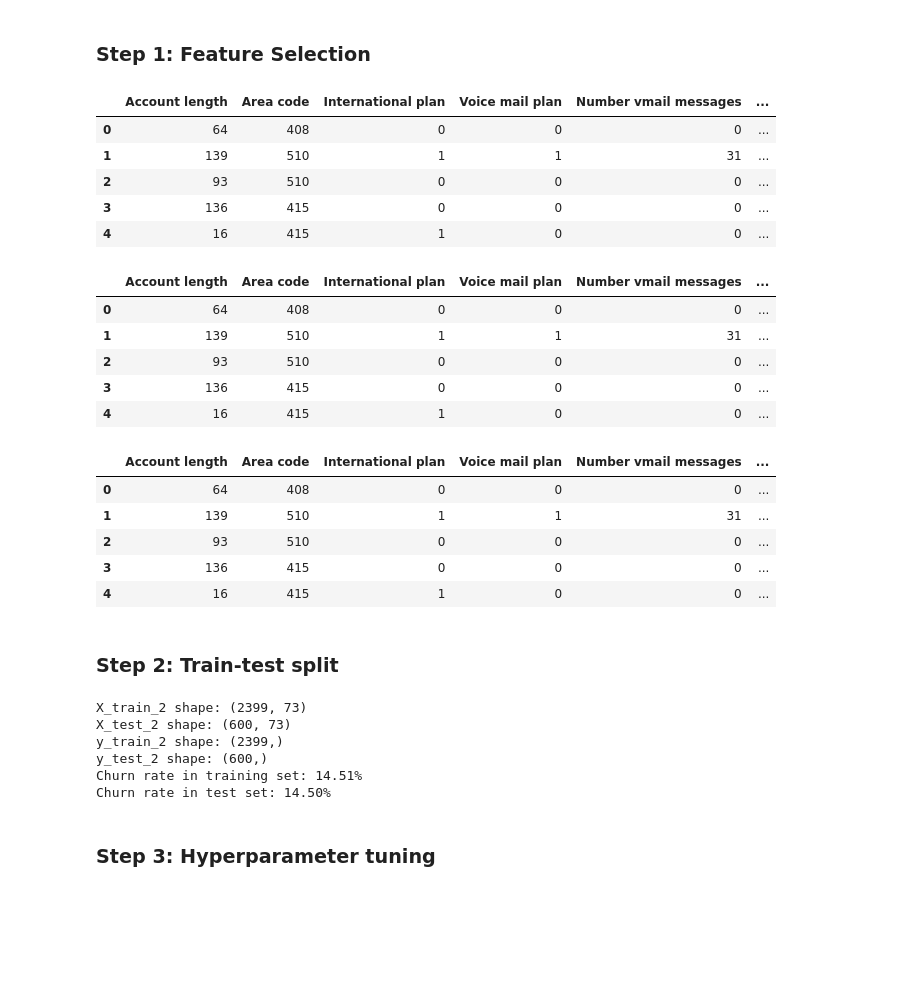
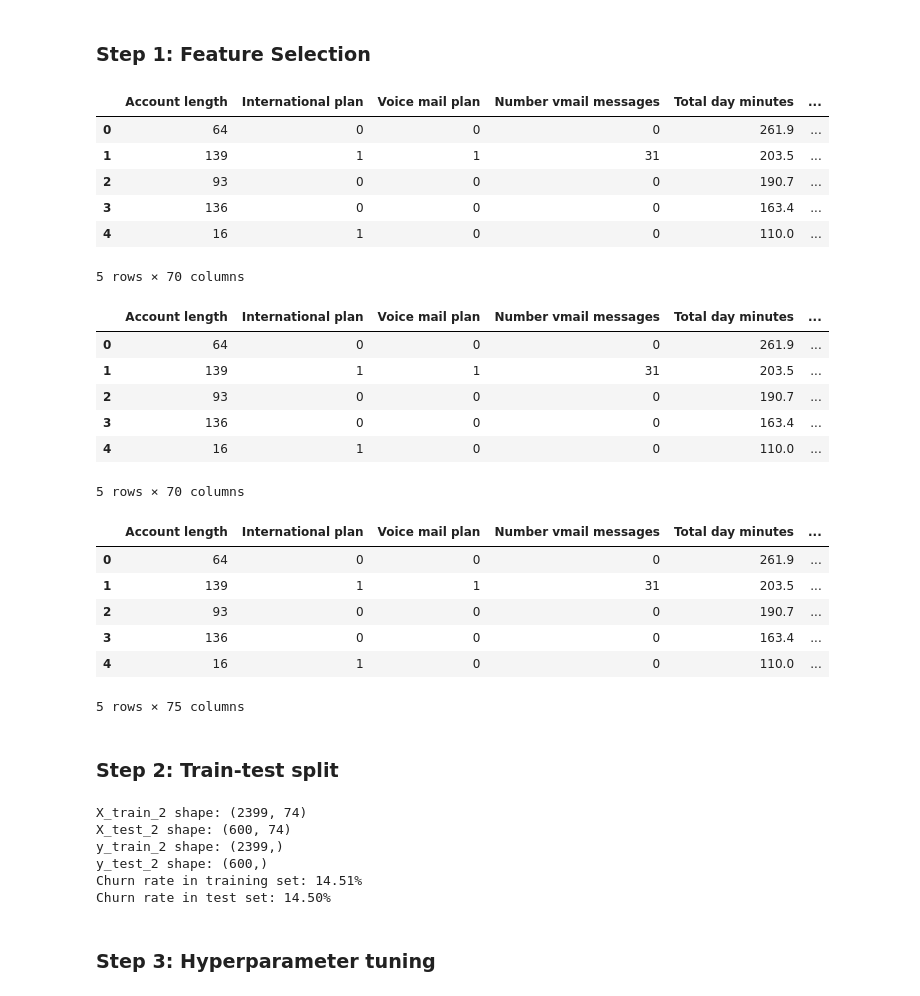
Before and after one commit to FinnHet13/CodingProjects, a Jupyter notebook: churn_prediction/1_ML_pipeline.ipynb, the cells around one changed output. Cells and saved outputs as stored; diff of their text form; code cells hidden in the pictures; blank space fills up the shorter version.

```diff
--- a/churn_prediction/1_ML_pipeline.ipynb
+++ b/churn_prediction/1_ML_pipeline.ipynb
@@ -748,20 +1080,23 @@ This model is chosen because while it is not as interpretable as a logistic regr
 ### Step 1: Feature Selection
 # %%
 # For this model, we leave in all features, including the state, to give the model the best possible chance of predicting churn well.
-# Transform state column into dummy variables
+# Transform state column into dummy variables (State and area code)
 model2_df = pd.get_dummies(df, columns=['State'], drop_first=True)
+model2_df = pd.get_dummies(model2_df, columns=['Area code'], drop_first=True)
 
-# Create binary variables for categorical columns (International plan, voice mail plan, and state)
+# Create binary variables for categorical columns (International plan, voice mail plan and area code)
 model2_df['International plan'] = model2_df['International plan'].map({'Yes': 1, 'No': 0})
 model2_df['Voice mail plan'] = model2_df['Voice mail plan'].map({'Yes': 1, 'No': 0})
+
 model2_df.head()
 # %% [output]
-|  | Account length | Area code | International plan | Voice mail plan | Number vmail messages | ... |
-| 0 | 64 | 408 | 0 | 0 | 0 | ... |
-| 1 | 139 | 510 | 1 | 1 | 31 | ... |
-| 2 | 93 | 510 | 0 | 0 | 0 | ... |
-| 3 | 136 | 415 | 0 | 0 | 0 | ... |
-| 4 | 16 | 415 | 1 | 0 | 0 | ... |
+|  | Account length | International plan | Voice mail plan | Number vmail messages | Total day minutes | ... |
+| 0 | 64 | 0 | 0 | 0 | 261.9 | ... |
+| 1 | 139 | 1 | 1 | 31 | 203.5 | ... |
+| 2 | 93 | 0 | 0 | 0 | 190.7 | ... |
+| 3 | 136 | 0 | 0 | 0 | 163.4 | ... |
+| 4 | 16 | 1 | 0 | 0 | 110.0 | ... |
+5 rows × 70 columns
 # %%
 # We will also not drop the columns that are perfectly linearly correlated because a random forest can better handle multicollinearity
 # %%
@@ -769,12 +1104,13 @@ model2_df.head()
 model2_df['Churn'] = model2_df['Churn'].astype(int)
 model2_df.head()
 # %% [output]
-|  | Account length | Area code | International plan | Voice mail plan | Number vmail messages | ... |
-| 0 | 64 | 408 | 0 | 0 | 0 | ... |
-| 1 | 139 | 510 | 1 | 1 | 31 | ... |
-| 2 | 93 | 510 | 0 | 0 | 0 | ... |
-| 3 | 136 | 415 | 0 | 0 | 0 | ... |
-| 4 | 16 | 415 | 1 | 0 | 0 | ... |
+|  | Account length | International plan | Voice mail plan | Number vmail messages | Total day minutes | ... |
+| 0 | 64 | 0 | 0 | 0 | 261.9 | ... |
+| 1 | 139 | 1 | 1 | 31 | 203.5 | ... |
+| 2 | 93 | 0 | 0 | 0 | 190.7 | ... |
+| 3 | 136 | 0 | 0 | 0 | 163.4 | ... |
+| 4 | 16 | 1 | 0 | 0 | 110.0 | ... |
+5 rows × 70 columns
 # %%
 # Finally, for this model we will add additional features
 # Add total charge column
@@ -793,12 +1129,13 @@ model2_df['Average call duration'] = model2_df['Total minutes'] / model2_df['Tot
 model2_df['Average charge per call'] = model2_df['Total charge'] / model2_df['Total calls']
 model2_df.head()
 # %% [output]
-|  | Account length | Area code | International plan | Voice mail plan | Number vmail messages | ... |
-| 0 | 64 | 408 | 0 | 0 | 0 | ... |
-| 1 | 139 | 510 | 1 | 1 | 31 | ... |
-| 2 | 93 | 510 | 0 | 0 | 0 | ... |
-| 3 | 136 | 415 | 0 | 0 | 0 | ... |
-| 4 | 16 | 415 | 1 | 0 | 0 | ... |
+|  | Account length | International plan | Voice mail plan | Number vmail messages | Total day minutes | ... |
+| 0 | 64 | 0 | 0 | 0 | 261.9 | ... |
+| 1 | 139 | 1 | 1 | 31 | 203.5 | ... |
+| 2 | 93 | 0 | 0 | 0 | 190.7 | ... |
+| 3 | 136 | 0 | 0 | 0 | 163.4 | ... |
+| 4 | 16 | 1 | 0 | 0 | 110.0 | ... |
+5 rows × 75 columns
 # %% [markdown]
 ### Step 2: Train-test split
 # %%
@@ -818,8 +1155,8 @@ print(f"y_test_2 shape: {y_test_2.shape}")
 print(f"Churn rate in training set: {y_train.mean() * 100:.2f}%")
 print(f"Churn rate in test set: {y_test.mean() * 100:.2f}%")
 # %% [output]
-X_train_2 shape: (2399, 73)
-X_test_2 shape: (600, 73)
+X_train_2 shape: (2399, 74)
+X_test_2 shape: (600, 74)
 y_train_2 shape: (2399,)
 y_test_2 shape: (600,)
 Churn rate in training set: 14.51%
```
Also changed, not shown: parts of 68 cells of this notebook.
